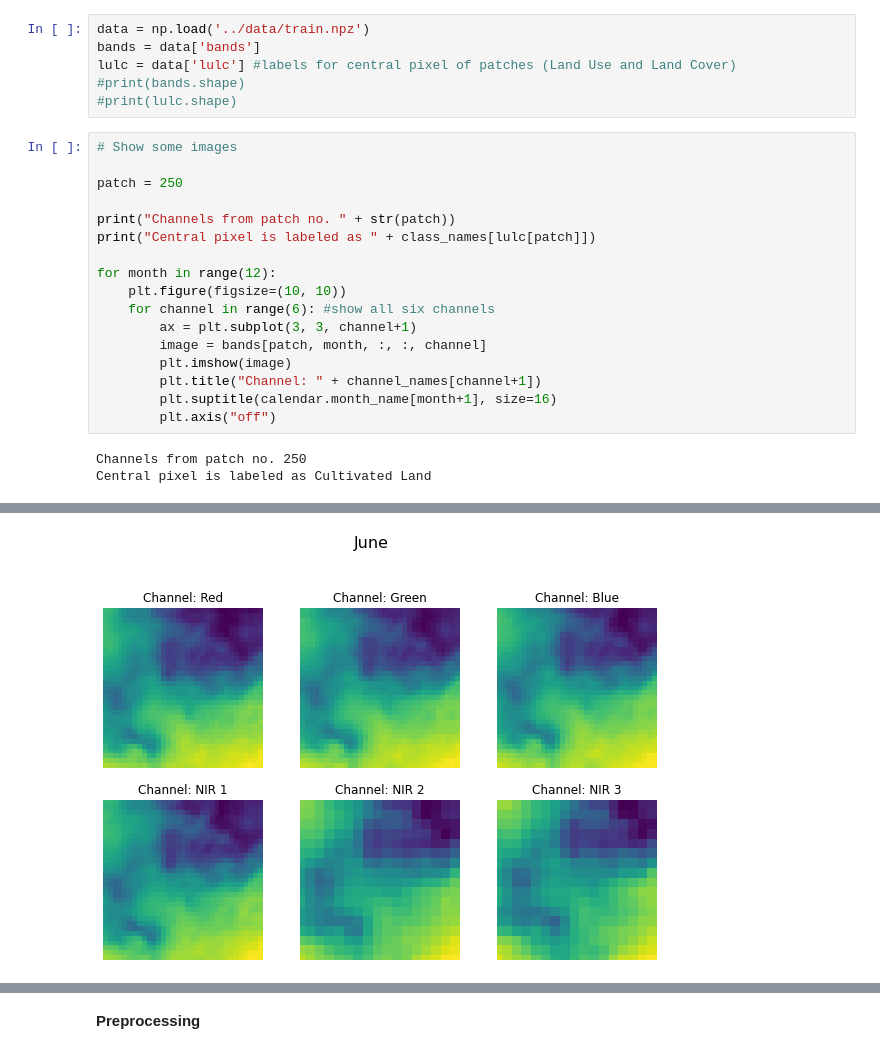
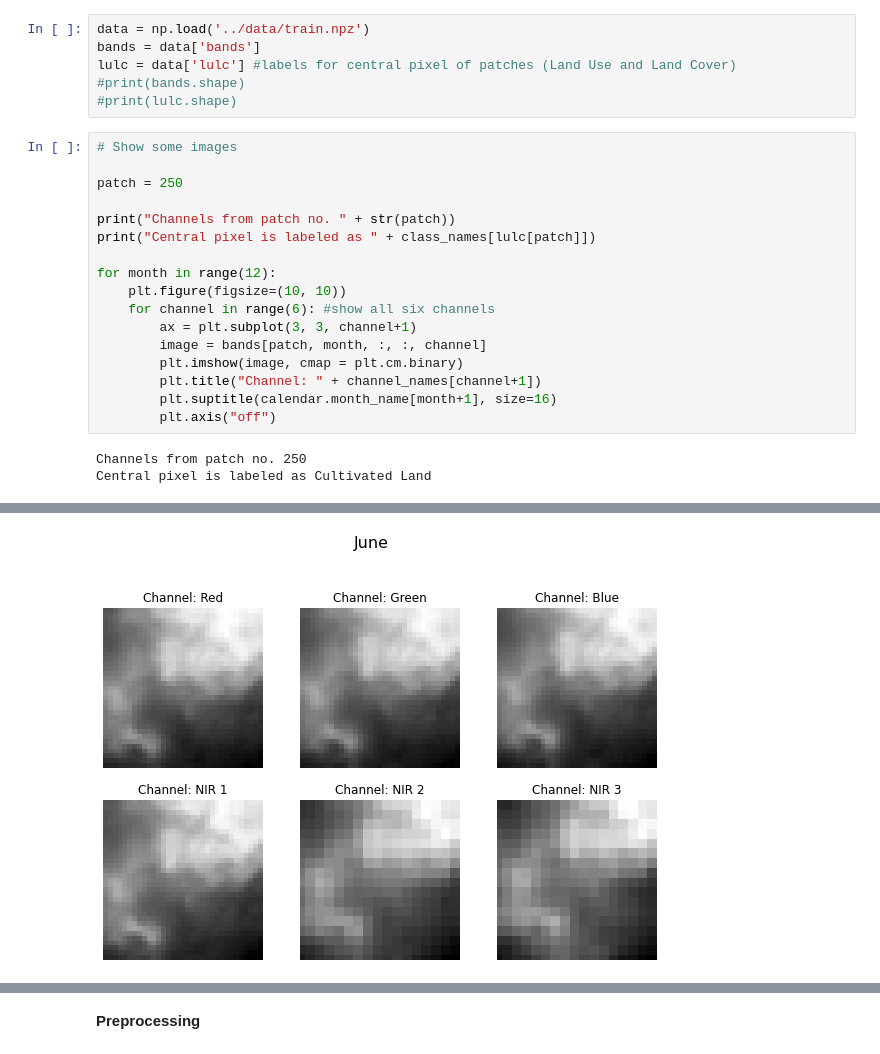
Before and after one commit to lgiesen/Land-Usage-and-Land-Coverage, a Jupyter notebook: Case_Study_Code.ipynb, the cells around one changed output, grey strips where cells are left out. Drawn from its saved outputs; the diff is of its cells as text.

```diff
--- a/Case_Study_Code.ipynb
+++ b/Case_Study_Code.ipynb
@@ -65,7 +65,7 @@ for month in range(12):
     for channel in range(6): #show all six channels
         ax = plt.subplot(3, 3, channel+1)
         image = bands[patch, month, :, :, channel]
-        plt.imshow(image)
+        plt.imshow(image, cmap = plt.cm.binary)
         plt.title("Channel: " + channel_names[channel+1])
         plt.suptitle(calendar.month_name[month+1], size=16)
         plt.axis("off")
@@ -80 +80 @@ Central pixel is labeled as Cultivated Land
-[figure, old version]
+[figure, new version]
```
Also changed, not shown: parts of 11 cells of this notebook.
